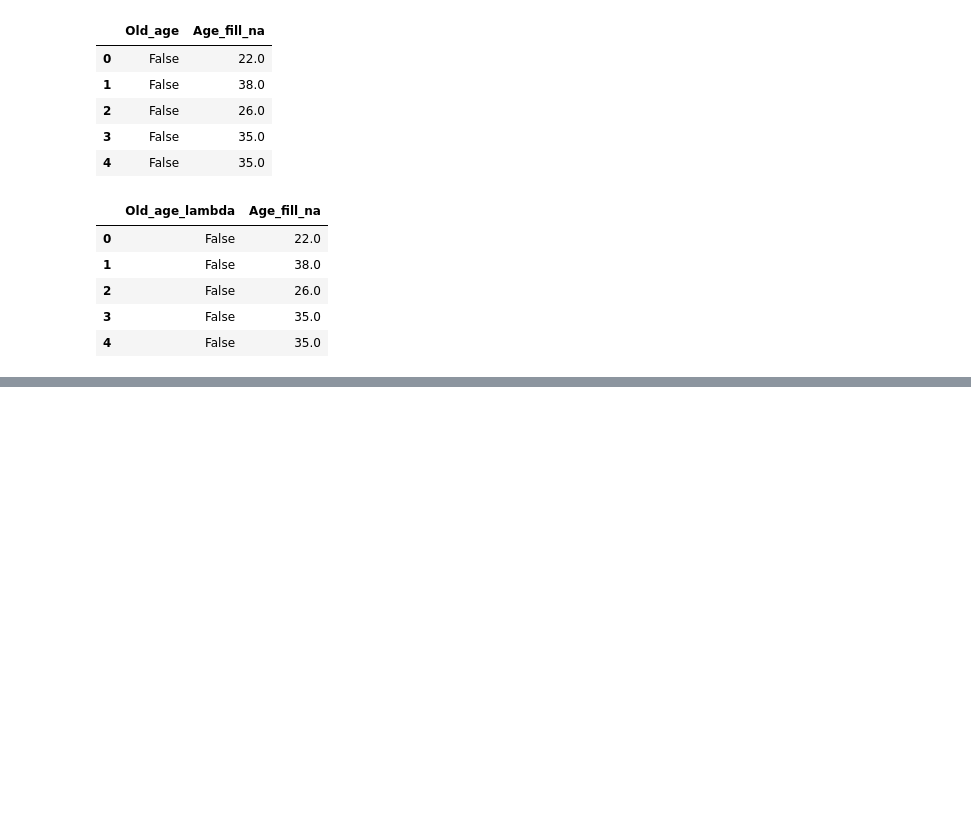
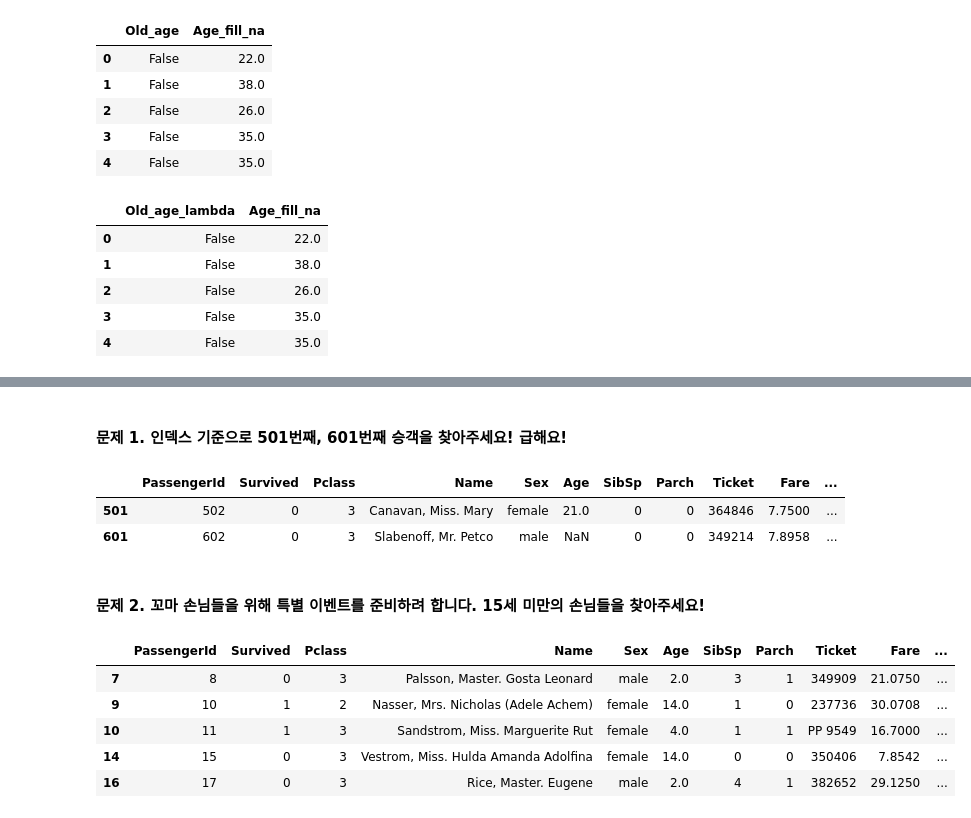
Before and after one commit to ygej/study, a Jupyter notebook: love_python/python_booklearning_20210403.ipynb, the cells around one changed output, grey strips where cells are left out. Drawn from its saved outputs; the diff is of its cells as text; code cells hidden in the pictures; blank space fills up the shorter version.

```diff
--- a/love_python/python_booklearning_20210403.ipynb
+++ b/love_python/python_booklearning_20210403.ipynb
@@ -524,0 +543,21 @@ titanic_df[['Old_age_lambda','Age_fill_na']].head()
+# %% [markdown]
+#### 문제 1. 인덱스 기준으로 501번째, 601번째 승객을 찾아주세요! 급해요!
+# %%
+# Write your code here!
+titanic_df.loc[[501,601]]
+# %% [output]
+|  | PassengerId | Survived | Pclass | Name | Sex | Age | SibSp | Parch | Ticket | Fare | ... |
+| 501 | 502 | 0 | 3 | Canavan, Miss. Mary | female | 21.0 | 0 | 0 | 364846 | 7.7500 | ... |
+| 601 | 602 | 0 | 3 | Slabenoff, Mr. Petco | male | NaN | 0 | 0 | 349214 | 7.8958 | ... |
+# %% [markdown]
+#### 문제 2. 꼬마 손님들을 위해 특별 이벤트를 준비하려 합니다. 15세 미만의 손님들을 찾아주세요!
+# %%
+# Write your code here!
+titanic_df[titanic_df["Age"] < 15].head()
+# %% [output]
+|  | PassengerId | Survived | Pclass | Name | Sex | Age | SibSp | Parch | Ticket | Fare | ... |
+| 7 | 8 | 0 | 3 | Palsson, Master. Gosta Leonard | male | 2.0 | 3 | 1 | 349909 | 21.0750 | ... |
+| 9 | 10 | 1 | 2 | Nasser, Mrs. Nicholas (Adele Achem) | female | 14.0 | 1 | 0 | 237736 | 30.0708 | ... |
+| 10 | 11 | 1 | 3 | Sandstrom, Miss. Marguerite Rut | female | 4.0 | 1 | 1 | PP 9549 | 16.7000 | ... |
+| 14 | 15 | 0 | 3 | Vestrom, Miss. Hulda Amanda Adolfina | female | 14.0 | 0 | 0 | 350406 | 7.8542 | ... |
+| 16 | 17 | 0 | 3 | Rice, Master. Eugene | male | 2.0 | 4 | 1 | 382652 | 29.1250 | ... |
```
Also changed, not shown: parts of 12 cells of this notebook, 1 other file.
